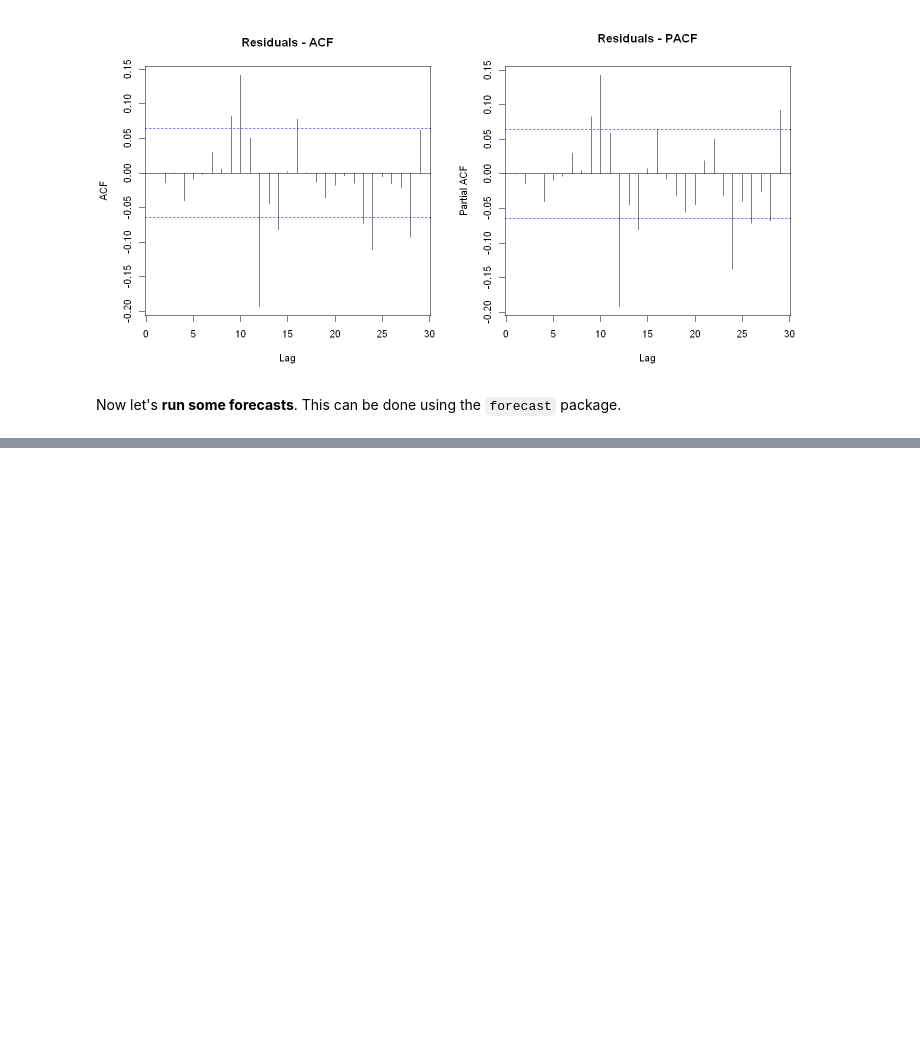
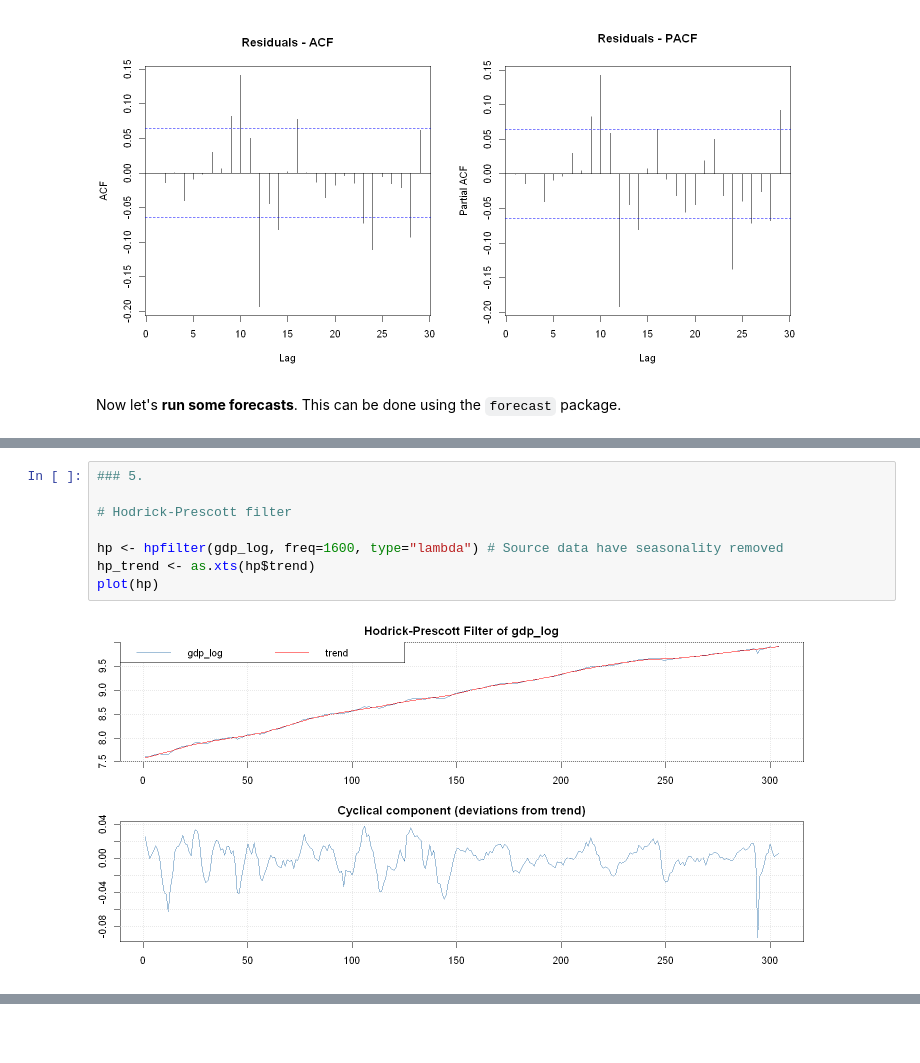
Before and after one commit to PetrCala/macro_tools_term_paper, a Jupyter notebook: code/cala_termpaper_main.ipynb, the cells around one changed output, grey strips where cells are left out. Cells and saved outputs as stored; diff of their text form; blank space fills up the shorter version.

```diff
--- a/code/cala_termpaper_main.ipynb
+++ b/code/cala_termpaper_main.ipynb
@@ -366,0 +390,10 @@ Results of the output gap estimation here
+# %%
+### 5.
+
+# Hodrick-Prescott filter
+
+hp <- hpfilter(gdp_log, freq=1600, type="lambda") # Source data have seasonality removed
+hp_trend <- as.xts(hp$trend)
+plot(hp)
+# %% [output]
+[figure, added]
```
Also changed, not shown: parts of 14 cells of this notebook, 1 other file.
